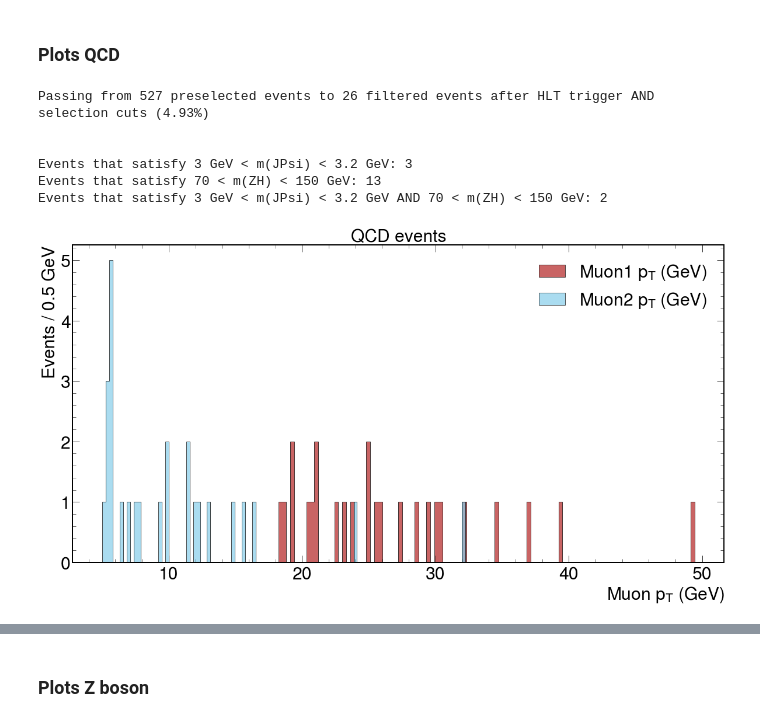
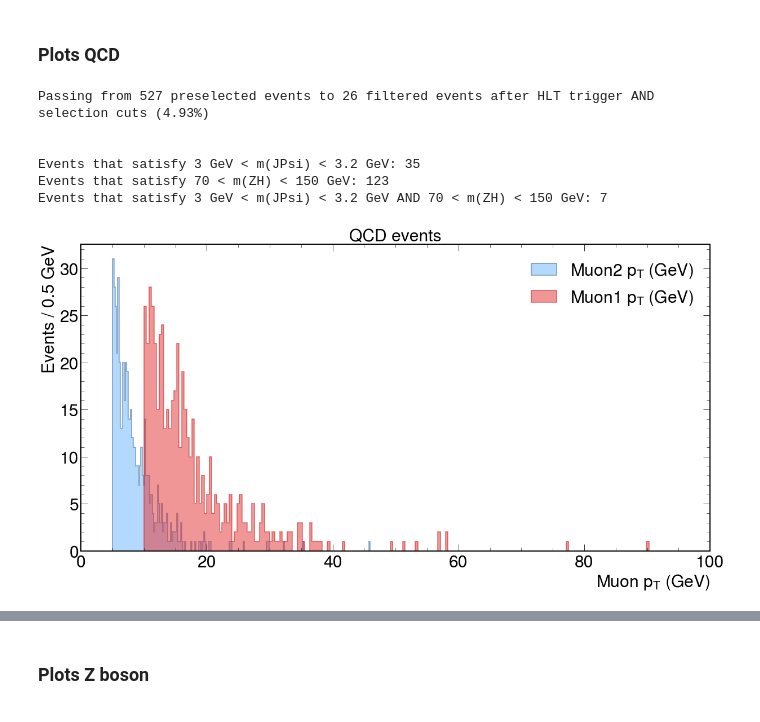
Before and after one commit to javivilladamigo/ResearchActivities, a Jupyter notebook: efficiencies.ipynb, the cells around one changed output, grey strips where cells are left out. Drawn from its saved outputs; the diff is of its cells as text; code cells hidden in the pictures.

```diff
--- a/efficiencies.ipynb
+++ b/efficiencies.ipynb
@@ -13,6 +13,13 @@ import matplotlib.pyplot as plt
 import mplhep as hep
 plt.style.use([hep.style.CMS])
 QCD_color, Z_color, H_color = ["#af272f", "#608fbe", "darkorange"]
+
+mainblue = ["#42719f", "#6ab4ff"]
+coralgreen = ["#117a65", "#138D75"]
+reddish = ["#c82929", "#e42f2f"]
+orangish = ["#d78939", "#e48a2f"]
+blueish = ["#4387cb", "#2f89e4"]
+
 from coffea.nanoevents import NanoEventsFactory, NanoAODSchema
 
 QCD_events = NanoEventsFactory.from_root('data.nosync/QCD_Pt-30_MuEnrichedPt4_TuneCP5_13TeV_pythia8_RunIISummer20UL16.root/QCD_Pt-30_MuEnrichedPt4_Mu10_Photon15.root', schemaclass = NanoAODSchema.v7, treepath='mergedEvents').events()
@@ -144,11 +151,11 @@ QCD selection efficiency: 160587/448000 = 35.84531%
 ### Plots QCD
 # %%
 # selected muons, photons, JPsi and HZ
-selectedMuon1 = QCD_events.Muon1[QCD_mask_kin_HLT]
-selectedMuon2 = QCD_events.Muon2[QCD_mask_kin_HLT]
-selectedPhoton1 = QCD_events.Photon1[QCD_mask_kin_HLT]
-selectedJPsi = QCD_events.JPsi[QCD_mask_kin_HLT]
-selectedHorZ = QCD_events.HorZ[QCD_mask_kin_HLT]
+selectedMuon1 = QCD_events.Muon1
+selectedMuon2 = QCD_events.Muon2
+selectedPhoton1 = QCD_events.Photon1
+selectedJPsi = QCD_events.JPsi
+selectedHorZ = QCD_events.HorZ
 
 # info on cuts
 print("Passing from %i preselected events to %i filtered events after HLT trigger AND selection cuts (%.2f%%)" % (len(QCD_events), ak.sum(QCD_mask_kin_HLT), ak.sum(QCD_mask_kin_HLT) / len(QCD_events) * 100))
@@ -165,7 +172,7 @@ print("Events that satisfy 3 GeV < m(JPsi) < 3.2 GeV AND 70 < m(ZH) < 150 GeV:",
 Muons
 '''
 _min = 0
-_max = ak.max(selectedMuon1.pt)
+_max = 100 # ak.max(selectedMuon1.pt)
 width = .5 # GeV
 nbins = int(round((_max - _min) / width)) + 1
 
@@ -174,28 +181,30 @@ _muon2_pt =  ak.flatten(selectedMuon2.pt[(selectedMuon2.pt > _min) & (selectedMu
 
 fig, ax = plt.subplots(figsize=(20, 10))
 ax.hist(
+    _muon2_pt,
+    bins = nbins,
+    histtype = 'stepfilled',
+    ec = mainblue[0],
+    facecolor = mainblue[1],
+    alpha = .5,
+    lw = 2.,
+    label = r"Muon2 $p_{T}$ (GeV)"
+)
+ax.hist(
     _muon1_pt,
     bins = nbins,
-    histtype = "stepfilled",
-    color = "firebrick",
-    alpha = 0.7,
-    edgecolor = "black",
+    histtype = 'stepfilled',
+    ec = reddish[0],
+    facecolor = reddish[1],
+    alpha = .5,
+    lw = 2.,
     label = r"Muon1 $p_{T}$ (GeV)"
-)
-ax.hist(
-    _muon2_pt,
-    bins = nbins,
-    histtype = "stepfilled",
-    color = "skyblue",
-    alpha = 0.7,
-    edgecolor = "black",
-    label = r"Muon2 $p_{T}$ (GeV)"
 )
 #ax.set_yscale("log")
 ax.tick_params(axis = 'both', which = 'major', labelsize = 30)
 ax.set_xlabel("Muon $p_{T}$ (GeV)", fontsize = 30)
 ax.set_ylabel("Events / %.1f GeV" % width, fontsize = 30)
-#ax.set_xlim(_min, _max)
+ax.set_xlim(_min, _max)
 #ax.set_ylim(0, 5)
 ax.legend(loc = "best", fontsize = 30)
 ax.set_title("QCD events", fontsize = 30)
@@ -209,7 +218,7 @@ plt.savefig("plots/muonPt/muonPt_QCD.pdf")
 Photons
 '''
 _min = 0
-_max = ak.max(selectedPhoton1.pt)
+_max = 100 # ak.max(selectedPhoton1.pt)
 width = .5 # GeV
 nbins = int(round((_max - _min) / width)) + 1
 
@@ -219,17 +228,18 @@ fig, ax = plt.subplots(figsize=(20, 10))
 ax.hist(
     _photon1_pt,
     bins = nbins,
-    histtype = "stepfilled",
-    color = "skyblue",
-    alpha = 0.7,
-    edgecolor = "black",
+    histtype = 'stepfilled',
+    ec = mainblue[0],
+    facecolor = mainblue[1],
+    alpha = 1.,
+    lw = 2.,
     label = r"Photon $p_{T}$ (GeV)"
 )
 #ax.set_yscale("log")
 ax.tick_params(axis = 'both', which = 'major', labelsize = 30)
 ax.set_xlabel("Photon $p_{T}$ (GeV)", fontsize = 30)
 ax.set_ylabel("Events / %.1f GeV" % width, fontsize = 30)
-#ax.set_xlim(_min, _max)
+ax.set_xlim(_min, _max)
 #ax.set_ylim(0, 5)
 ax.legend(loc = "best", fontsize = 30)
 ax.set_title("QCD events", fontsize = 30)
@@ -243,7 +253,7 @@ plt.savefig("plots/photonPt/photonPt_QCD.pdf")
 Invariant mumu mass
 '''
 _min = 0
-_max = ak.max(selectedJPsi.mass)
+_max = 60 # ak.max(selectedJPsi.mass)
 width = .5 # GeV
 nbins = int(round((_max - _min) / width)) + 1
 
@@ -265,7 +275,7 @@ ax.hist(
 ax.tick_params(axis = 'both', which = 'major', labelsize = 30)
 ax.set_xlabel("$m_{\mu \mu}\ ({\\rm GeV})$", fontsize = 30)
 ax.set_ylabel("Events / %.2f GeV" % width, fontsize = 30)
-#ax.set_xlim(_min, _max)
+ax.set_xlim(_min, _max)
 #ax.set_ylim(0, 5)
 ax.legend(loc = "best", fontsize = 30)
 ax.set_title("QCD events", fontsize = 30)
@@ -278,39 +288,39 @@ plt.savefig("plots/m_mumu/m_mumu_QCD.pdf")
 '''
 Invariant mumuG mass
 '''
-_min = 60
-_max = ak.max(selectedHorZ.mass) + 10
-width = .5 # GeV
+_min = 0
+_max = 150 # ak.max(selectedHorZ.mass) + 10
+width = 2 # GeV
 nbins = int(round((_max - _min) / width)) + 1
 
 _HorZ_mass =  ak.flatten(selectedHorZ.mass[(selectedHorZ.mass > _min) & (selectedHorZ.mass < _max)], axis = None)
 
 
 fig, ax = plt.subplots(figsize=(20, 10))
 ax.hist(
     _HorZ_mass,
     bins = nbins,
     histtype = 'stepfilled',
     ec = QCD_color,
     facecolor = "none",
     alpha = 1.,
     lw = 2.,
     label = r"$m_{\mu \mu \gamma}$"
 )
 #ax.set_yscale("log")
 ax.tick_params(axis = 'both', which = 'major', labelsize = 30)
 ax.set_xlabel("$m_{\mu \mu \gamma}\ ({\\rm GeV})$", fontsize = 30)
 ax.set_ylabel("Events / %.2f (GeV)" % width, fontsize = 30)
 ax.set_xlim(_min, _max)
 #ax.set_ylim(0, 5)
 ax.legend(loc = "best", fontsize = 30)
 ax.set_title("QCD events", fontsize = 30)
 plt.savefig("plots/m_mumuG/m_mumuG_QCD.pdf")
 # %% [output]
 Passing from 527 preselected events to 26 filtered events after HLT trigger AND selection cuts (4.93%)
 
 
-Events that satisfy 3 GeV < m(JPsi) < 3.2 GeV: 3
-Events that satisfy 70 < m(ZH) < 150 GeV: 13
-Events that satisfy 3 GeV < m(JPsi) < 3.2 GeV AND 70 < m(ZH) < 150 GeV: 2
+Events that satisfy 3 GeV < m(JPsi) < 3.2 GeV: 35
+Events that satisfy 70 < m(ZH) < 150 GeV: 123
+Events that satisfy 3 GeV < m(JPsi) < 3.2 GeV AND 70 < m(ZH) < 150 GeV: 7
-[figure, old version]
+[figure, new version]
```
Also changed, not shown: parts of 10 cells of this notebook, 17 other files.
